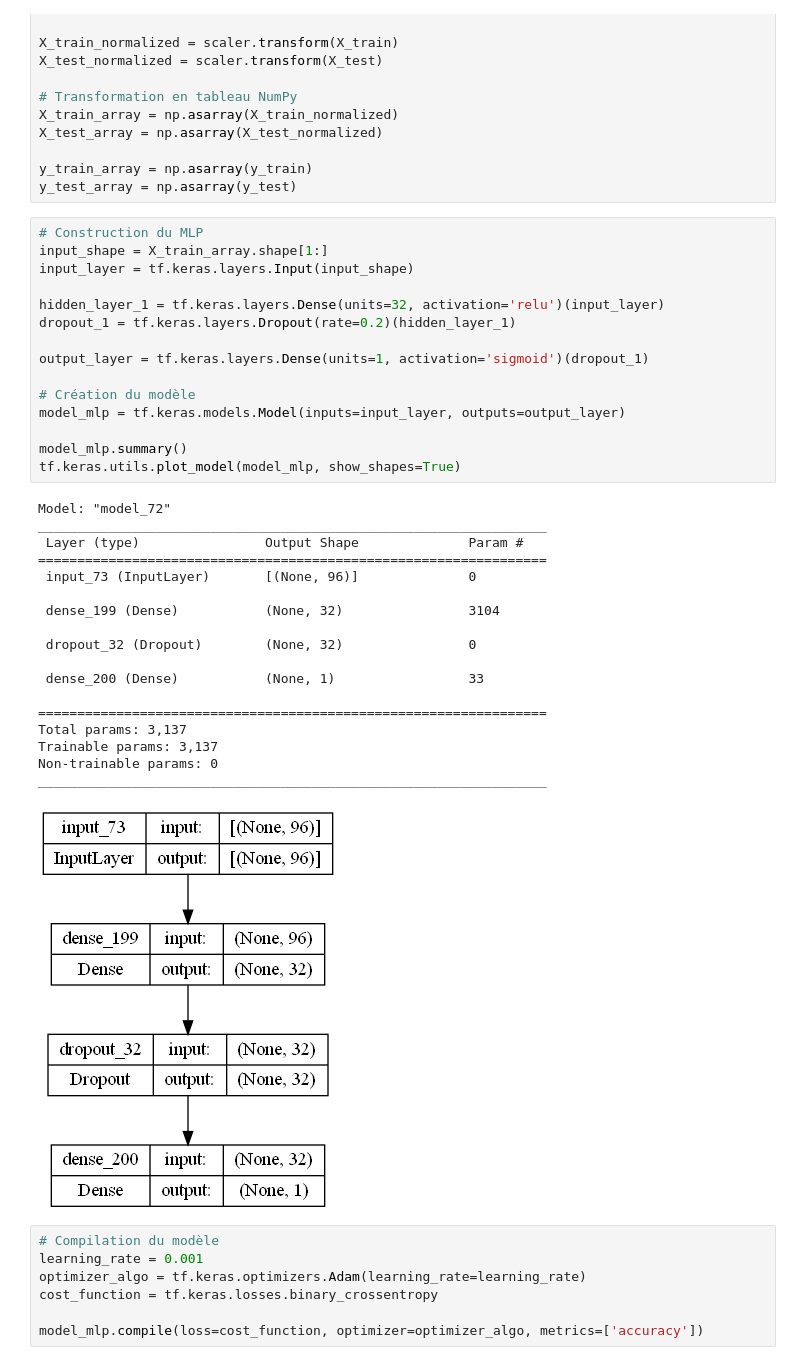
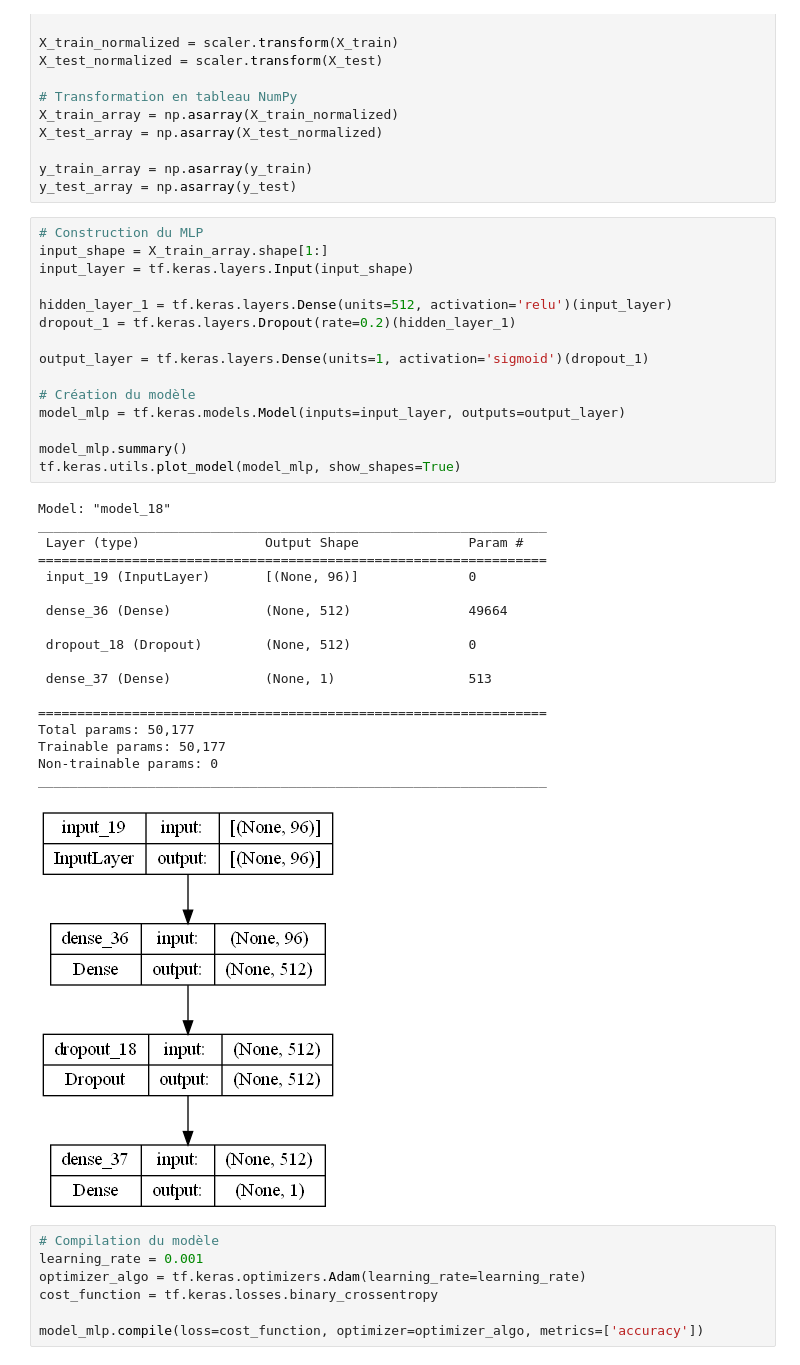
Before and after one commit to Transformot/deep-learning_project, a Jupyter notebook: Multi-Layer-Perceptron.ipynb, the cells around one changed output. Drawn from its saved outputs; the diff is of its cells as text.

Commit message:
Model update (adding units in dense layer)

```diff
--- a/Multi-Layer-Perceptron.ipynb
+++ b/Multi-Layer-Perceptron.ipynb
@@ -46,37 +46,37 @@ y_test_array = np.asarray(y_test)
 # %%
 # Construction du MLP
 input_shape = X_train_array.shape[1:]
 input_layer = tf.keras.layers.Input(input_shape)
 
-hidden_layer_1 = tf.keras.layers.Dense(units=32, activation='relu')(input_layer)
+hidden_layer_1 = tf.keras.layers.Dense(units=512, activation='relu')(input_layer)
 dropout_1 = tf.keras.layers.Dropout(rate=0.2)(hidden_layer_1)
 
 output_layer = tf.keras.layers.Dense(units=1, activation='sigmoid')(dropout_1)
 
 # Création du modèle
 model_mlp = tf.keras.models.Model(inputs=input_layer, outputs=output_layer)
 
 model_mlp.summary()
 tf.keras.utils.plot_model(model_mlp, show_shapes=True)
 # %% [output]
-Model: "model_72"
+Model: "model_18"
 _________________________________________________________________
  Layer (type)                Output Shape              Param #
 =================================================================
- input_73 (InputLayer)       [(None, 96)]              0
+ input_19 (InputLayer)       [(None, 96)]              0
 
- dense_199 (Dense)           (None, 32)                3104
+ dense_36 (Dense)            (None, 512)               49664
 
- dropout_32 (Dropout)        (None, 32)                0
+ dropout_18 (Dropout)        (None, 512)               0
 
- dense_200 (Dense)           (None, 1)                 33
+ dense_37 (Dense)            (None, 1)                 513
 
 =================================================================
-Total params: 3,137
-Trainable params: 3,137
+Total params: 50,177
+Trainable params: 50,177
 Non-trainable params: 0
 _________________________________________________________________
-[figure, old version]
+[figure, new version]
 # %%
 # Compilation du modèle
 learning_rate = 0.001
```
Also changed, not shown: parts of 3 cells of this notebook.
